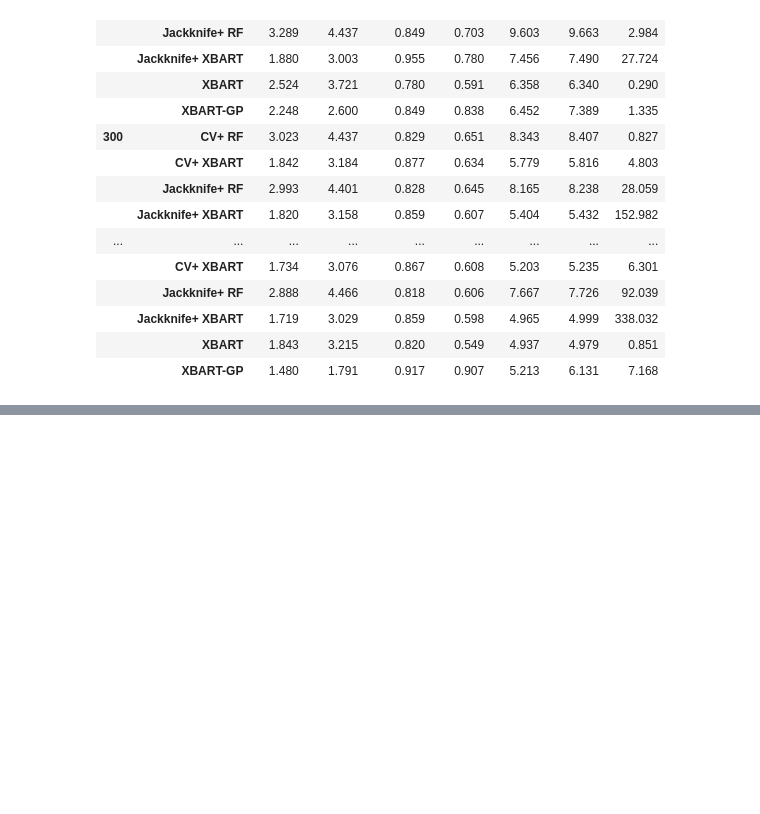
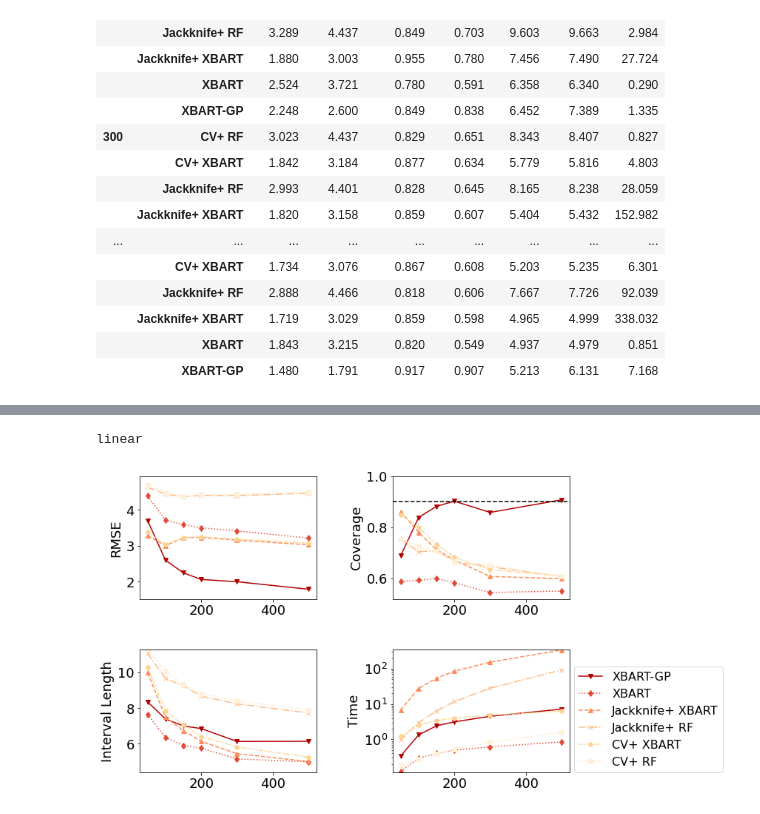
Before and after one commit to MaggieWang0614/XBART-GP, a Jupyter notebook: XBART-GP simulation/time efficiency exp/plot.ipynb, the cells around one changed output, grey strips where cells are left out. Cells and saved outputs as stored; diff of their text form; code cells hidden in the pictures; blank space fills up the shorter version.

```diff
--- a/XBART-GP simulation/time efficiency exp/plot.ipynb
+++ b/XBART-GP simulation/time efficiency exp/plot.ipynb
@@ -129 +135,72 @@ linear
+# %%
+plt.rcParams.update({'font.size': 18})
+
+for dgp in dgp_list:
+    print(dgp)
+    fig, axes = plt.subplots(2, 2, sharey=False, figsize=(10,7))
+    fig.tight_layout(pad = 2)
+
+    for method in method_names:
+        rmse_mean = results[(results['dgp']==dgp)&(results['coverage_type']=='Exterior')&\
+                    (results['method']==method)].groupby('n')['rmse'].mean()#.reindex(coverage_type)
+        rmse_SE = results[(results['dgp']==dgp)&(results['coverage_type'] == 'Exterior')&\
+                    (results['method']==method)].groupby('n')['rmse'].std()\
+                        /np.sqrt(ntrial)
+        axes[0,0].plot(rmse_mean.index,rmse_mean,label=method, linestyle = lty[method], marker=marker[method], color = color[method])
+#         axes[0,0].fill_between(rmse_mean.index,rmse_mean-rmse_SE,rmse_mean+rmse_SE,alpha = 0.25, color = color[method])
+    plt.sca(axes[0,0])
+    plt.ylabel('RMSE')
+    plt.ylim([results[(results['dgp']==dgp)&(results['coverage_type'] == 'Exterior')]\
+              .groupby('method')['rmse'].min().min(),
+              1.1*results[(results['dgp']==dgp)&(results['coverage_type'] == 'Exterior')]\
+              .groupby('method')['rmse'].mean().max()])
+
+    for method in method_names:
+        coverage_mean = results[(results['dgp']==dgp)&(results['coverage_type']=='Exterior')&\
+                    (results['method']==method)].groupby('n')['coverage'].mean()#.reindex(coverage_type)
+        coverage_SE = results[(results['dgp']==dgp)&(results['coverage_type'] == 'Exterior')&\
+                    (results['method']==method)].groupby('n')['coverage'].std()\
+                        /np.sqrt(ntrial)
+        axes[0,1].plot(coverage_mean.index,coverage_mean,label=method, linestyle = lty[method],marker=marker[method],  color = color[method])
+#         axes[0,1].fill_between(coverage_mean.index,coverage_mean-coverage_SE,coverage_mean+coverage_SE,alpha = 0.25, color = color[method])
+    plt.sca(axes[0,1])
+    plt.ylabel('Coverage')
+    plt.ylim([0.9*results[(results['dgp']==dgp)&(results['coverage_type'] == 'Exterior')]\
+              .groupby('method')['coverage'].mean().min(),1])
+    plt.axhline(0.9,linestyle='dashed',color='black')
+
+    # interior interval width
+    for method in method_names:
+        width_mean = results[(results['dgp']==dgp)&(results['coverage_type'] == 'Exterior')&\
+            (results['method']==method)].groupby('n')['width'].mean()
+        width_SE = results[(results['dgp']==dgp)&(results['coverage_type'] == 'Exterior')&\
+            (results['method']==method)].groupby('n')['width'].std()/np.sqrt(ntrial)
+        axes[1,0].plot(width_mean.index,width_mean,label=method, linestyle = lty[method],marker=marker[method],  color = color[method])
+#         axes[1,0].fill_between(width_mean.index,width_mean-width_SE,width_mean+width_SE,alpha = 0.25, color = color[method])
+    plt.sca(axes[1,0])
+    plt.ylim([results[(results['dgp']==dgp)&(results['coverage_type'] == 'Exterior')].groupby(['method', 'n'])['width'].min().min(),\
+              results[(results['dgp']==dgp)&(results['coverage_type'] == 'Exterior')].groupby(['method', 'n'])['width'].mean().max()])
+    plt.ylabel('Interval Length')
+
+    for method in method_names:
+        time_mean = results[(results['dgp']==dgp)&\
+            (results['method']==method)].groupby('n')['time'].mean()
+        time_SE = results[(results['dgp']==dgp)&\
+            (results['method']==method)].groupby('n')['time'].std()/np.sqrt(ntrial)
+        axes[1,1].plot(time_mean.index,time_mean,label=method, linestyle = lty[method], marker=marker[method], color = color[method])
+#         axes[1,1].fill_between(time_mean.index,time_mean-time_SE,time_mean+time_SE,alpha = 0.25, color = color[method])
+#     if(dgp==dgp_list[0]):
+#         plt.legend(loc=(1.04,0))
+#         plt.ylim([0, results[(results['dgp']==dgp)].groupby('method')['time'].max().max()])
+    plt.sca(axes[1,1])
+    plt.ylabel('Time')
+    plt.ylim([results[(results['dgp']==dgp)]['time'].min(), results[(results['dgp']==dgp)]['time'].max()])
+    axes[1,1].set_yscale('log')
+#     plt.xticks(n_list)
+    plt.sca(axes[1,1])
+    legend = plt.legend(loc="lower right", bbox_to_anchor=(1.9, -0.05), fontsize=16)
+    fig.savefig('jackknife_'+dgp+'_time_exterior.pdf', dpi="figure", bbox_inches='tight')
+# %% [output]
+linear
+[figure, added]
 # %%
```
Also changed, not shown: parts of 4 cells of this notebook, 12 other files.
